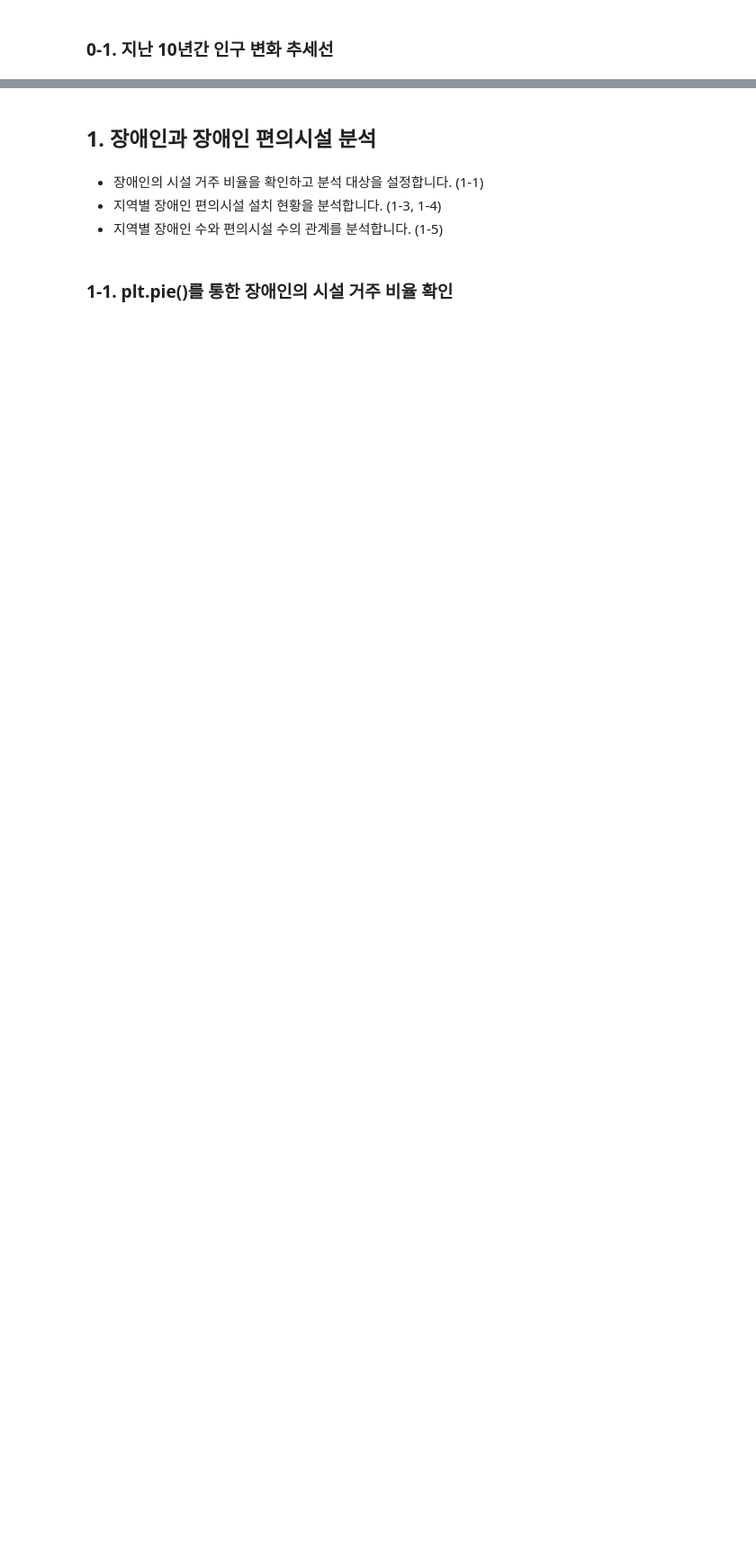
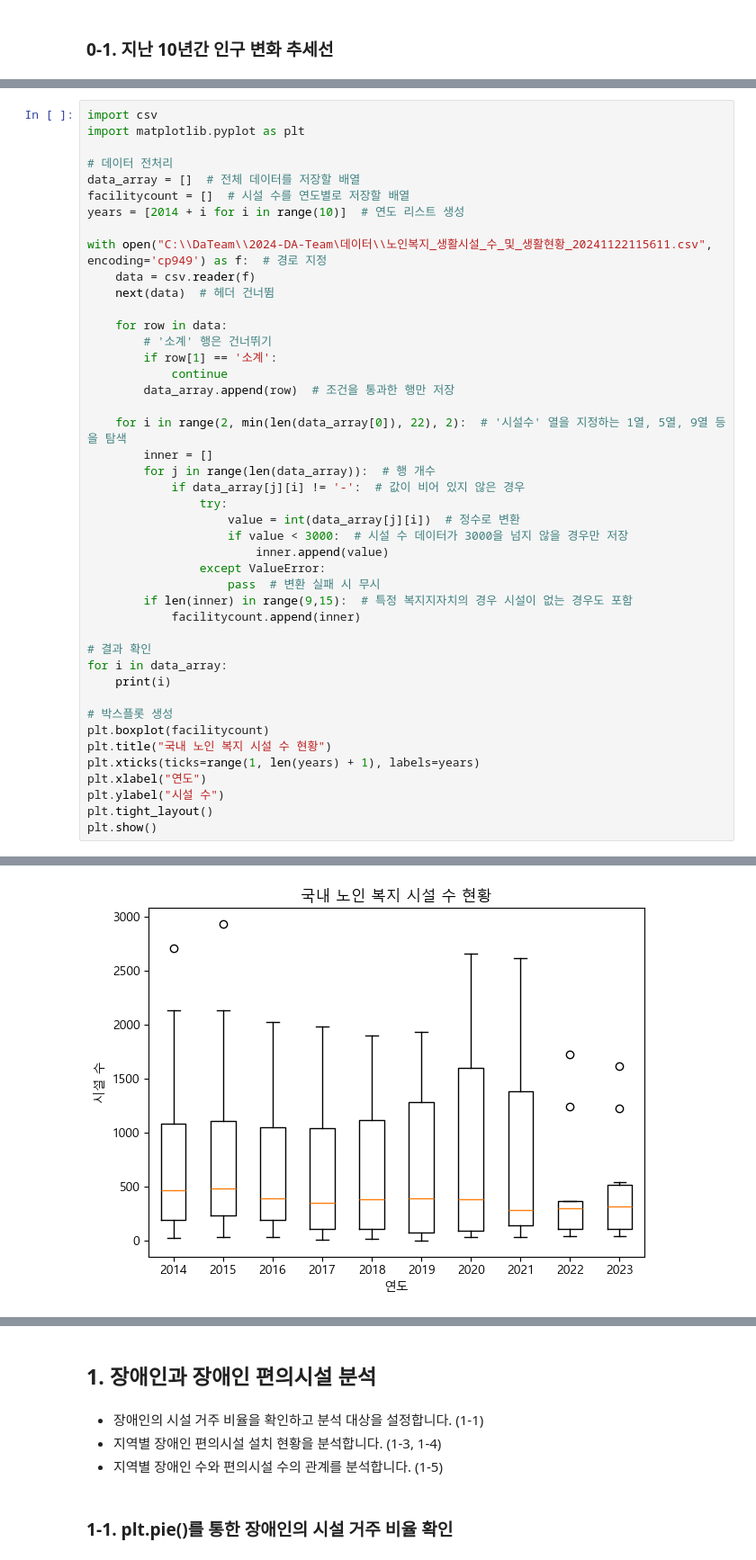
Before and after one commit to sjunc/2024-DA-Team, a Jupyter notebook: 분석 파일/1조_데이터분식.ipynb, the cells around one changed output, grey strips where cells are left out. Shown at 90% size. Drawn from its saved outputs; the diff is of its cells as text; blank space fills up the shorter version.

```diff
--- a/분석 파일/1조_데이터분식.ipynb
+++ b/분석 파일/1조_데이터분식.ipynb
@@ -82,0 +241,45 @@ plt.show()
+# %%
+import csv
+import matplotlib.pyplot as plt
+
+# 데이터 전처리
+data_array = []  # 전체 데이터를 저장할 배열
+facilitycount = []  # 시설 수를 연도별로 저장할 배열
+years = [2014 + i for i in range(10)]  # 연도 리스트 생성
+
+with open("C:\\DaTeam\\2024-DA-Team\데이터\\노인복지_생활시설_수_및_생활현황_20241122115611.csv", encoding='cp949') as f:  # 경로 지정
+    data = csv.reader(f)
+    next(data)  # 헤더 건너뜀
+
+    for row in data:
+        # '소계' 행은 건너뛰기
+        if row[1] == '소계':
+            continue
+        data_array.append(row)  # 조건을 통과한 행만 저장
+
+    for i in range(2, min(len(data_array[0]), 22), 2):  # '시설수' 열을 지정하는 1열, 5열, 9열 등을 탐색
+        inner = []
+        for j in range(len(data_array)):  # 행 개수
+            if data_array[j][i] != '-':  # 값이 비어 있지 않은 경우
+                try:
+                    value = int(data_array[j][i])  # 정수로 변환
+                    if value < 3000:  # 시설 수 데이터가 3000을 넘지 않을 경우만 저장
+                        inner.append(value)
+                except ValueError:
+                    pass  # 변환 실패 시 무시
+        if len(inner) in range(9,15):  # 특정 복지지자치의 경우 시설이 없는 경우도 포함
+            facilitycount.append(inner)
+
+# 결과 확인
+for i in data_array:
+    print(i)
+
+# 박스플롯 생성
+plt.boxplot(facilitycount)
+plt.title("국내 노인 복지 시설 수 현황")
+plt.xticks(ticks=range(1, len(years) + 1), labels=years)
+plt.xlabel("연도")
+plt.ylabel("시설 수")
+plt.tight_layout()
+plt.show()
+# %% [output]
@@ -82,0 +302 @@ plt.show()
+[figure, added]
```
Also changed, not shown: parts of 16 cells of this notebook.
